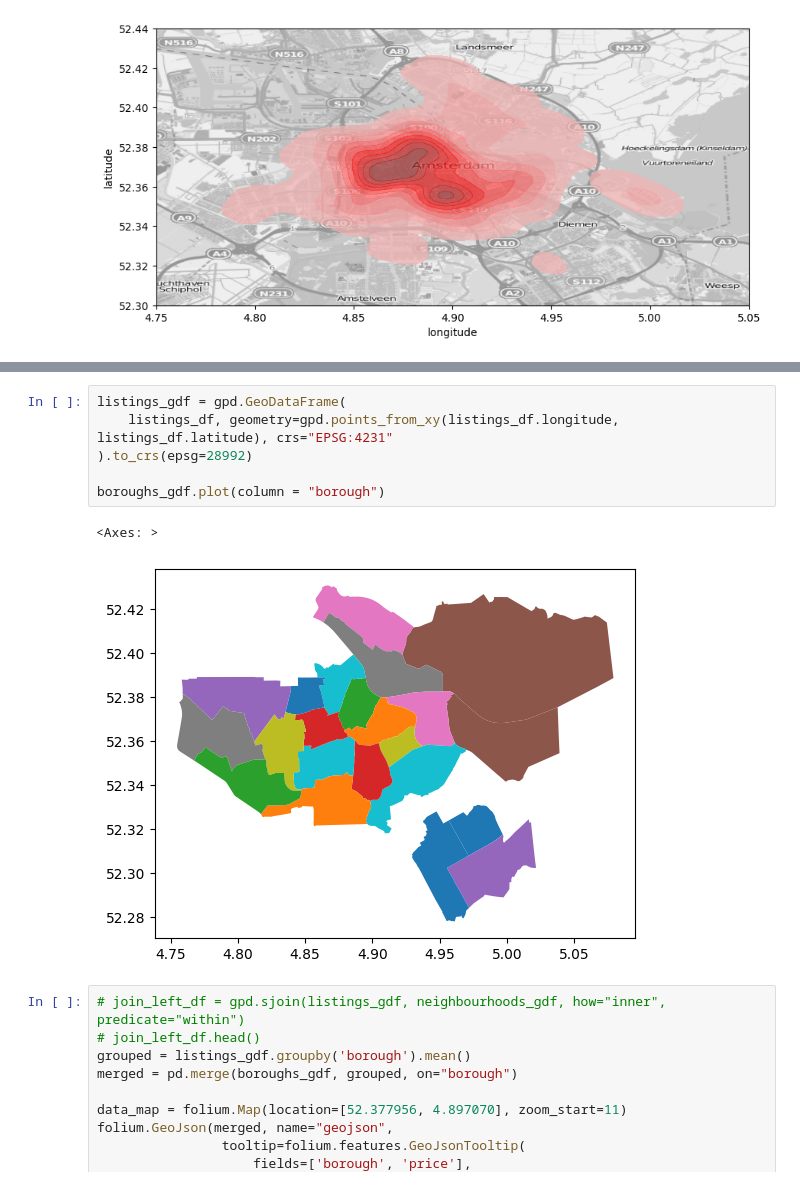
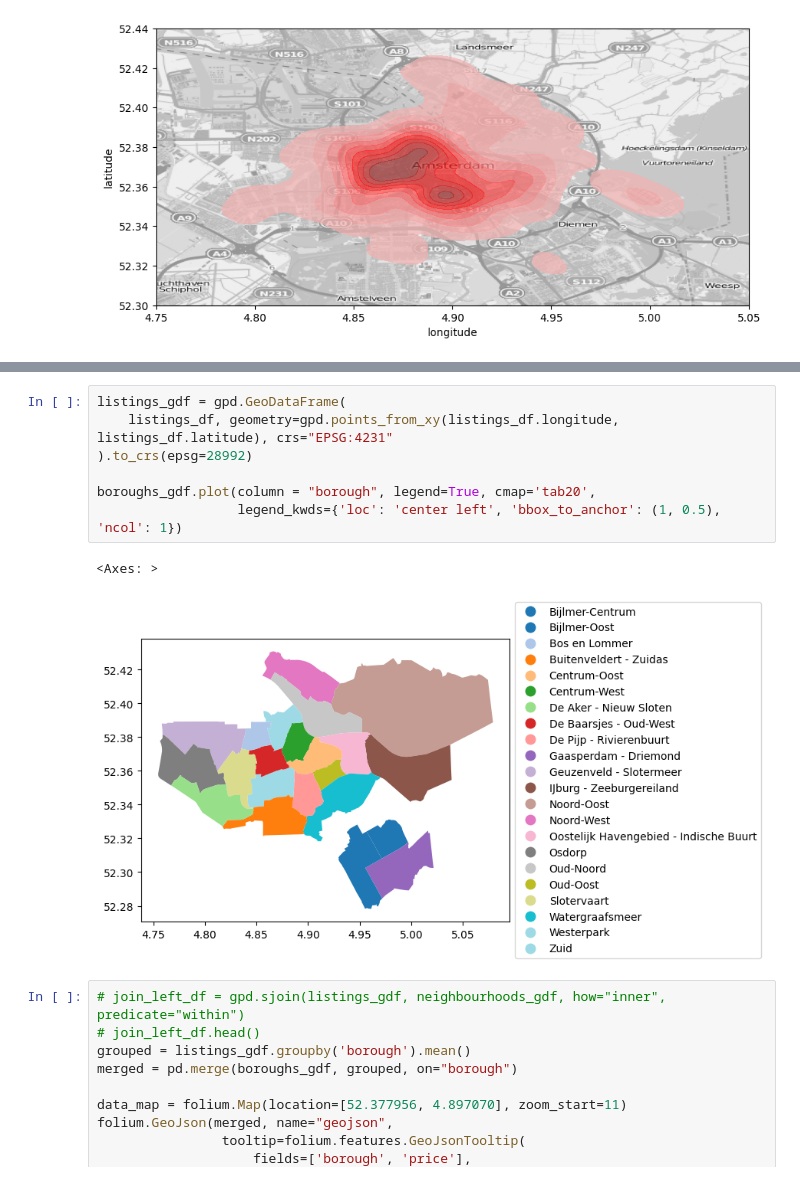
Before and after one commit to JuanesLamilla/explore_ams_airbnb, a Jupyter notebook: analysis.ipynb, the cells around one changed output, grey strips where cells are left out. Saved outputs shown, nothing was run; the diff lists cells and outputs as text.

```diff
--- a/analysis.ipynb
+++ b/analysis.ipynb
@@ -157,12 +152,13 @@ plt.show()
 # %%
 listings_gdf = gpd.GeoDataFrame(
     listings_df, geometry=gpd.points_from_xy(listings_df.longitude, listings_df.latitude), crs="EPSG:4231"
 ).to_crs(epsg=28992)
 
-boroughs_gdf.plot(column = "borough")
+boroughs_gdf.plot(column = "borough", legend=True, cmap='tab20',
+                  legend_kwds={'loc': 'center left', 'bbox_to_anchor': (1, 0.5), 'ncol': 1})
 # %% [output]
 <Axes: >
-[figure, old version]
+[figure, new version]
 # %%
 # join_left_df = gpd.sjoin(listings_gdf, neighbourhoods_gdf, how="inner", predicate="within")
 # join_left_df.head()
```
Also changed, not shown: parts of 12 cells of this notebook.
